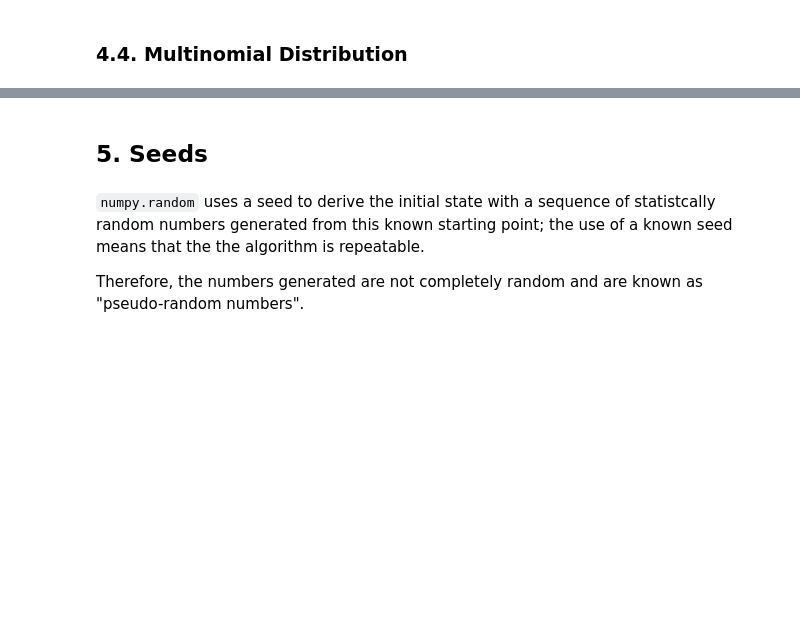
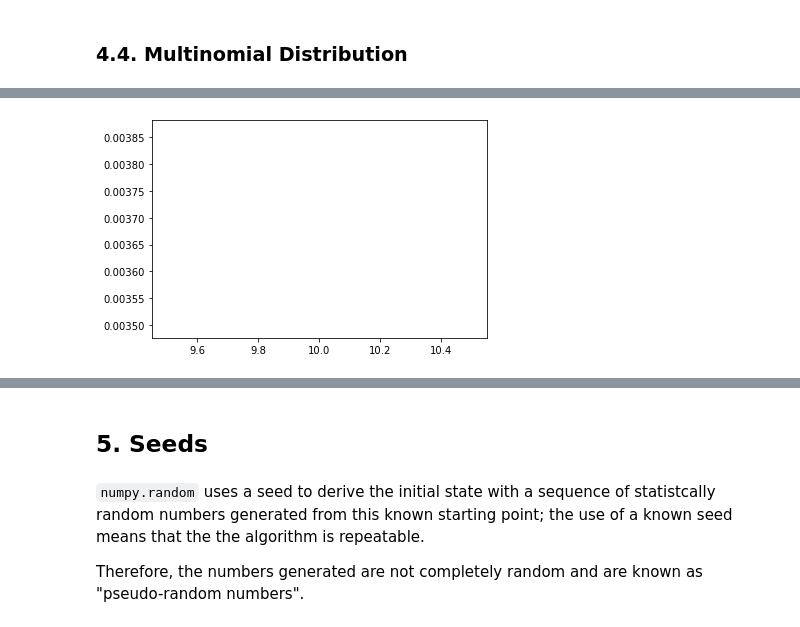
Before and after one commit to AndyWalker81/ProgrammingForDataAnalysis_Assessment, a Jupyter notebook: numpy-random.ipynb, the cells around one changed output, grey strips where cells are left out. Cells and saved outputs as stored; diff of their text form; code cells hidden in the pictures; blank space fills up the shorter version.

```diff
--- a/numpy-random.ipynb
+++ b/numpy-random.ipynb
@@ -1023,0 +1063,9 @@ np.mean(x)
+# %%
+y = x[0,:52]
+z = x[0,52]
+a = np.ndarray.min(y)
+b = np.ndarray.max(y)
+c = x.size
+d = y.size
+print ("As can be seen, there are {} results with each of the {} suited cards being drawn between {} and {} times. ".format(c,d,a,b))
+print ("However, a joker was drawn {} times. ".format(z))
@@ -1023,0 +1107,15 @@ np.mean(x)
+# %%
+def exp(x, b):
+
+ return (1 / b) * np.exp(-(x / b))
+# %%
+x = 10
+l = 10
+scale = 1/b
+# %%
+plt.plot(x, exp(100,100))
+
+
+plt.show()
+# %% [output]
+[figure, added]
```
Also changed, not shown: parts of 72 cells of this notebook.
